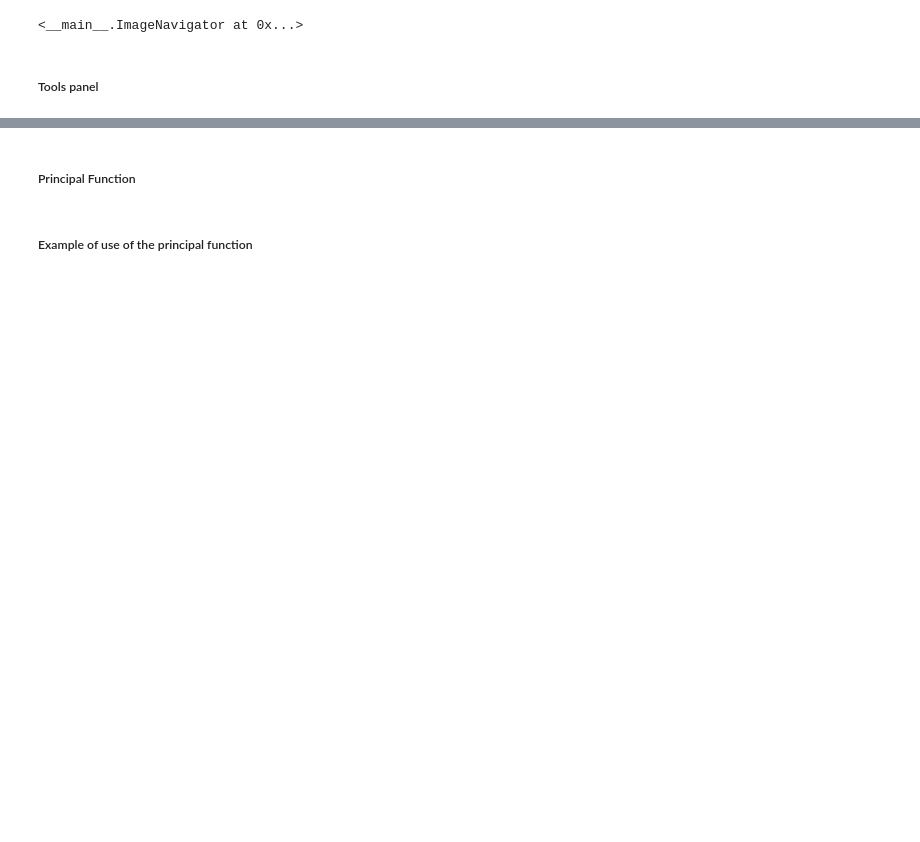
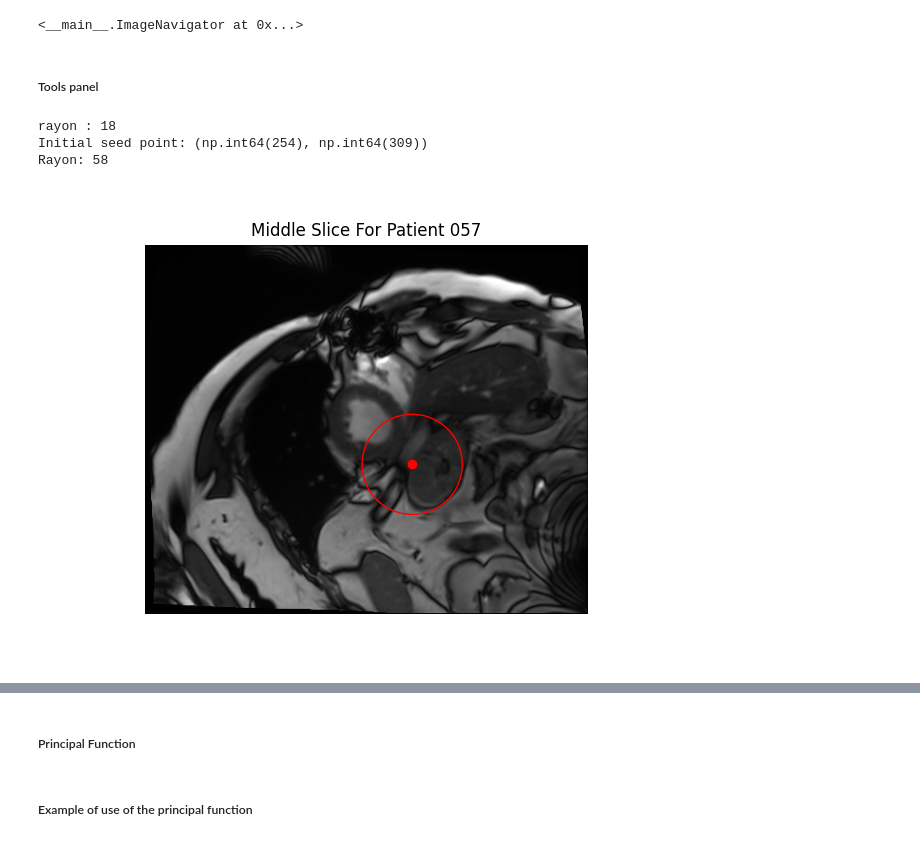
Before and after one commit to titiuo/Segmentation-IRM, a Jupyter notebook: main.ipynb, the cells around one changed output, grey strips where cells are left out. Drawn from its saved outputs; the diff is of its cells as text; code cells hidden in the pictures; blank space fills up the shorter version.

```diff
--- a/main.ipynb
+++ b/main.ipynb
@@ -358,3 +358,41 @@ def barycentre(irm, t, z, region):
     x = np.sum(A * np.arange(A.shape[0]).reshape(-1, 1)) / total_sum
     y = np.sum(A * np.arange(A.shape[1]).reshape(1, -1)) / total_sum
     return (int(y), int(x))
+# %%
+irm = Irm("057")
+working_set = absolute_difference_Ed_ES(irm.patient_id,irm.middle_slice).astype('uint8')
+
+std = np.std(working_set)
+if std < 10:
+    lowThresh = 15*std
+elif 10 <= std < 26:
+    lowThresh = 20*std
+else:
+    lowThresh = 15*std
+edges = cv2.Canny(working_set, lowThresh, 1.5*lowThresh)
+L=hough(edges)
+initial_seed_point = L[0],L[1]
+rayon=58
+print(f"Initial seed point: {initial_seed_point}")
+print(f"Rayon: {rayon}")
+
+# Plot the middle slice with the seed point and circle
+plt.figure(1)
+fig, ax = plt.subplots()
+ax.imshow(irm.data[0,:,:,irm.middle_slice], cmap='gray')
+
+# Plot the seed point in red
+ax.plot(initial_seed_point[1], initial_seed_point[0], 'ro')
+
+# Plot the circle in red
+circle = plt.Circle((initial_seed_point[1], initial_seed_point[0]), rayon, color='r', fill=False)
+ax.add_patch(circle)
+
+plt.title('Middle Slice For Patient 057')
+plt.axis('off')
+plt.show()
+# %% [output]
+rayon : 18
+Initial seed point: (np.int64(254), np.int64(309))
+Rayon: 58
+[figure, added]
```
Also changed, not shown: parts of 6 cells of this notebook.
